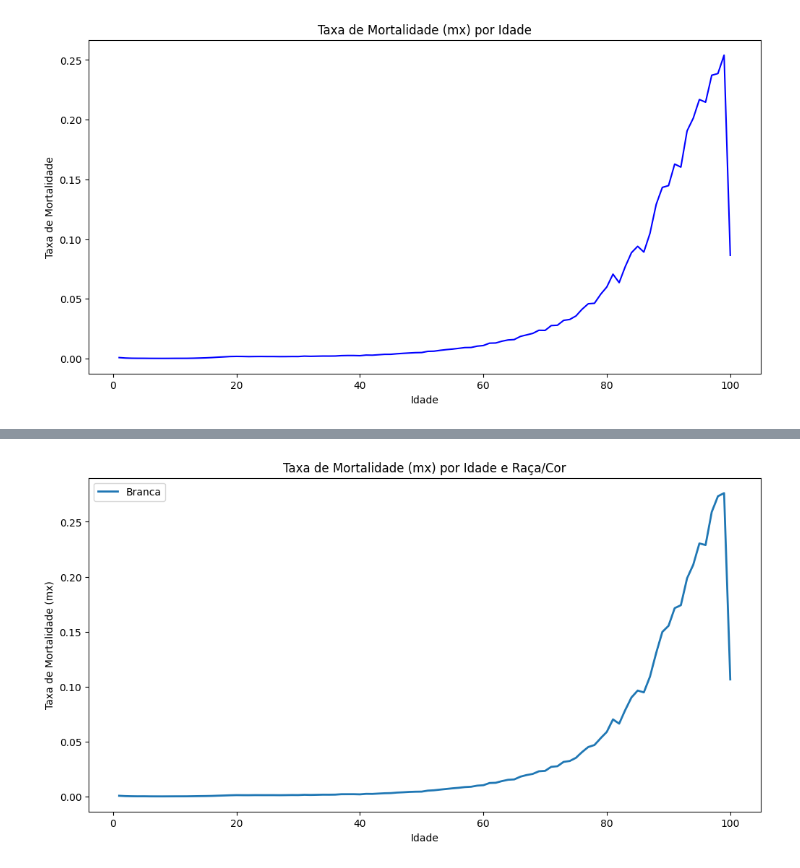
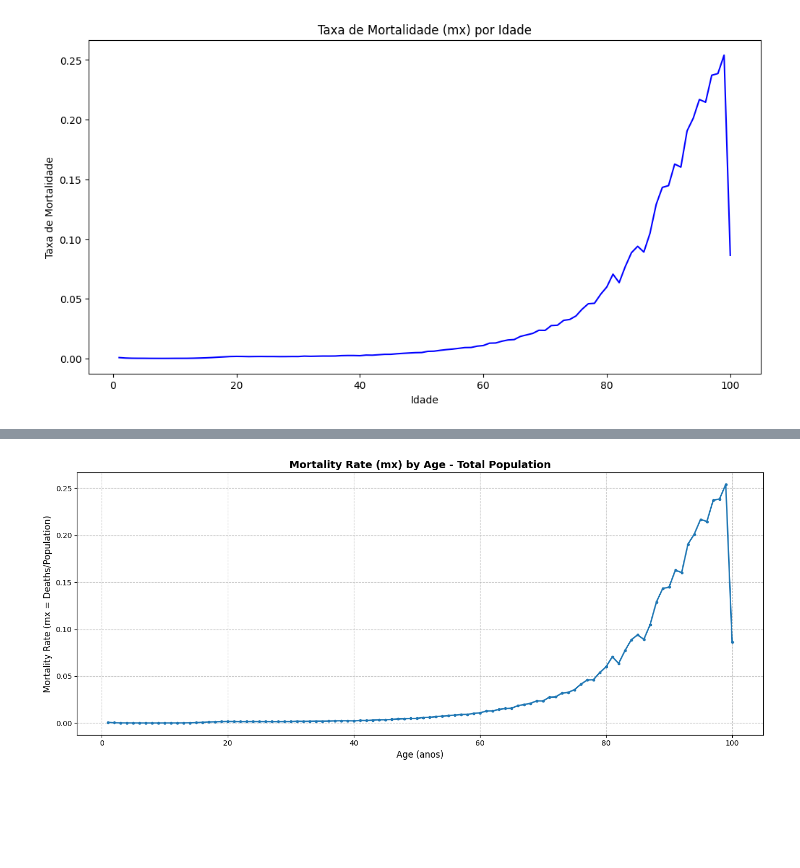
Before and after one commit to LabMA-UFRJ/dashboard_sim, a Jupyter notebook: main.ipynb, the cells around one changed output, grey strips where cells are left out. Saved outputs shown, nothing was run; the diff lists cells and outputs as text; code cells hidden in the pictures; blank space fills up the shorter version.

```diff
--- a/main.ipynb
+++ b/main.ipynb
@@ -422,15 +636,97 @@ Primeiras linhas:
 # %%
+# Example: Calculate mx for entire dataset
+print("=" * 70)
+print("EXAMPLE 1: Calculate mx for total population (all deaths vs population)")
+print("=" * 70)
+
+
+# Load population data
 censo_2022 = "//Projetos2/Wrk/SIM-DATASUS/IBGE/censo2022.csv"
 censo_2022_df = pd.read_csv(censo_2022)
 
-# Define by raca_cor
+# Use the standardized function
+mx_total = calculate_mx(
+    deaths_data=dfs['total_by_age'],
+    population_data=censo_2022_df,
+    deaths_age_col='idade',
+    deaths_count_col='total_obitos',
+    pop_age_col='Idade',
+    pop_count_col='Total'
+)
 
-raca_cor = ['Branca', 'Preta', 'Amarela', 'Parda', 'Indígena']
+print("\nMortality Rate (mx) by Age:")
+print(mx_total.head(15))
+print(f"\nShape: {mx_total.shape}")
+print(f"Age range: {mx_total['idade'].min()} to {mx_total['idade'].max()}")
 
-calculate_mx(dfs['raca_cor'], censo_2022_df, 'Branca', 'Branca')
+# Visualize
+plt.figure(figsize=(14, 6))
+plt.plot(mx_total['idade'], mx_total['mx'], linewidth=2, marker='o', markersize=3)
+plt.title('Mortality Rate (mx) by Age - Total Population', fontsize=14, fontweight='bold')
+plt.xlabel('Age (anos)', fontsize=12)
+plt.ylabel('Mortality Rate (mx = Deaths/Population)', fontsize=12)
+plt.grid(True, linestyle='--', alpha=0.7)
+plt.tight_layout()
+plt.show()
 
-dfs_mx_raca_cor = {}
+print("\n" + "=" * 70)
+print("EXAMPLE 2: Calculate mx by race/color (raca_cor)")
+print("=" * 70)
 
-for raca in raca_cor:
-    dfs_mx_raca_cor[raca] = calculate_mx(dfs['raca_cor'], censo_2022_df, raca, raca)
+# Get deaths by race
+deaths_by_race = dfs['raca_cor']
+print(f"\nDeaths by race shape: {deaths_by_race.shape}")
+print(f"Columns: {deaths_by_race.columns.tolist()}")
+
+# For each race, calculate mx
+for race_col in ['Branca', 'Preta', 'Parda', 'Indígena']:  # Use available race columns
+    print(f"\n{race_col}:")
+
+    try:
+        # Prepare deaths data (just idade and this race)
+        deaths_subset = deaths_by_race[['idade', race_col]].copy()
+        deaths_subset.columns = ['idade', 'count']
+
+        # Prepare population data (just Idade and this race) - note uppercase Idade
+        pop_subset = censo_2022_df[['Idade', race_col]].copy()
+        pop_subset.columns = ['Idade', 'count']
+
+        # Calculate mx
+        mx_race = calculate_mx(
+            deaths_data=deaths_subset,
+            population_data=pop_subset,
+            deaths_age_col='idade',
+            deaths_count_col='count',
+            pop_age_col='Idade',
+            pop_count_col='count'
+        )
+
+        print(f"  Shape: {mx_race.shape}")
+        print(f"  Age range: {mx_race['idade'].min()} to {mx_race['idade'].max()}")
+        print(f"  Mean mx: {mx_race['mx'].mean():.6f}")
+        print(f"  First 5 ages:")
+        print(mx_race[['idade', 'deaths', 'population', 'mx']].head())
+    except Exception as e:
+        print(f"  Error: {str(e)}")
+
+print("\n" + "=" * 70)
+print("SUMMARY: standardize_data() and calculate_mx() functions")
+print("=" * 70)
+print("""
+✓ These functions handle data with different column names and formats
+✓ Automatically detects age and count columns (can be customized)
+✓ Converts age values to integers (handles decimals)
+✓ Merges death and population data by age
+✓ Calculates mortality rate (mx = deaths/population)
+
+Usage:
+    mx_result = calculate_mx(
+        deaths_data=df_deaths,
+        population_data=df_population,
+        deaths_age_col='age_column_name',        # Optional: auto-detect if None
+        deaths_count_col='count_column_name',    # Optional: auto-detect if None
+        pop_age_col='population_age_col',        # Optional: auto-detect if None
+        pop_count_col='population_count_col'     # Optional: auto-detect if None
+    )
+""")
 # %% [output]
@@ -454 +750 @@ for raca in raca_cor:
-[figure, old version]
+[figure, new version]
```
Also changed, not shown: parts of 14 cells of this notebook, 41 other files.
